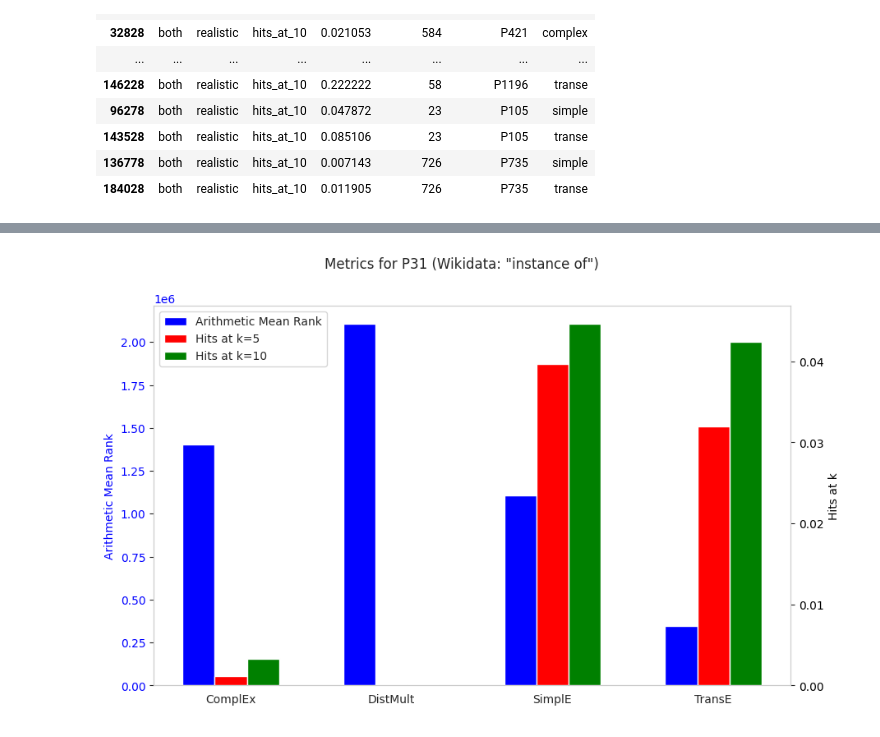
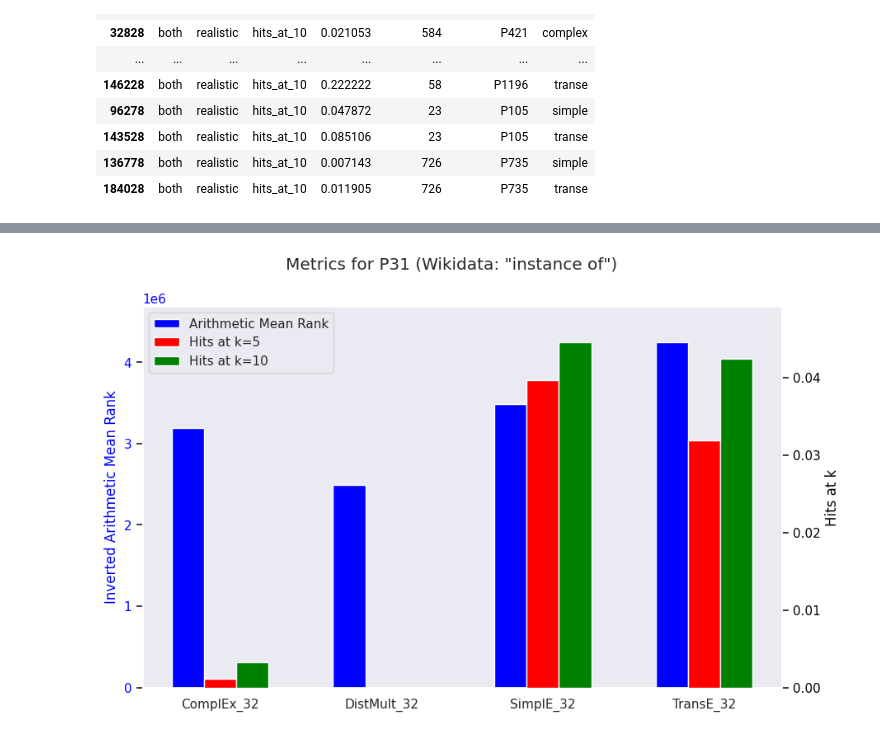
Before and after one commit to mortenterhart/KGE_Query_Completion, a Jupyter notebook: find_example_predicates.ipynb, the cells around one changed output, grey strips where cells are left out. Drawn from its saved outputs; the diff is of its cells as text; code cells hidden in the pictures.

Commit message:
Structure notebook and add plots for dim512 embeddings

```diff
--- a/find_example_predicates.ipynb
+++ b/find_example_predicates.ipynb
@@ -7,0 +10,6 @@ from scipy.signal import savgol_filter
+# %%
+# Taken from https://deepgraphlearning.github.io/project/wikidata5m
+WIKIDATA5M_TRANSDUCTIVE_NUM_ENTITIES = 4_594_485
+
+# Set Seaborn theme
+sns.set_theme(style='darkgrid')
@@ -8,14 +18,14 @@ from scipy.signal import savgol_filter
 # %%
-predicate_metrics = pd.read_csv('metrics/predicate_metrics.csv')
+dim32_predicate_metrics = pd.read_csv('metrics/predicate_metrics.csv')
 
 # Only consider realistic values, evaluated on both ends
-predicate_metrics = predicate_metrics.query('Type == "realistic" and Side == "both"')
+dim32_predicate_metrics = dim32_predicate_metrics.query('Type == "realistic" and Side == "both"')
 # %%
 # Filter for selected metrics to compare on
 selected_metrics = ['arithmetic_mean_rank', 'hits_at_5', 'hits_at_10']
 
-predicate_metrics = predicate_metrics[predicate_metrics['Metric'].isin(selected_metrics)]
-predicate_metrics
+dim32_predicate_metrics = dim32_predicate_metrics[dim32_predicate_metrics['Metric'].isin(selected_metrics)]
+dim32_predicate_metrics
 # %% [output]
 |  | Side | Type | Metric | Value | relation_id | relation_label | model |
 | 140 | both | realistic | arithmetic_mean_rank | 828467.750 | 1 | P1001 | complex |
@@ -139,7 +246,8 @@ select_duplicate_values(hits10_nonzero, 'relation_label')
 | 136778 | both | realistic | hits_at_10 | 0.007143 | 726 | P735 | simple |
 | 184028 | both | realistic | hits_at_10 | 0.011905 | 726 | P735 | transe |
 # %%
-get_wikidata_property_names(['P31', 'P106', 'P413', 'P421'])
+example_predicates = ['P31', 'P106', 'P413', 'P421', 'P641', 'P47', 'P1344', 'P364']
+get_wikidata_property_names(example_predicates)
 # %% [output]
 ['instance of',
  'occupation',
@@ -148,42 +262,8 @@ get_wikidata_property_names(['P31', 'P106', 'P413', 'P421'])
 # %%
-def plot_selected_predicate_metrics(predicates):
-    wikidata_labels = get_wikidata_property_names(predicates)
+def plot_selected_predicate_metrics_grouped(predicate_metrics, predicate_list, embedding_dim=32, ylim_extend=1):
+    wikidata_labels = get_wikidata_property_names(predicate_list)
 
-    for pred, w_label in zip(predicates, wikidata_labels):
-        pred_df = predicate_metrics[predicate_metrics['relation_label'] == pred]
-
-        # Sort by model name to ensure correct ordering
-        pred_df = pred_df.sort_values(by='model')
-
-        # Filter values for each metric
-        amr_values = pred_df[pred_df['Metric'] == 'arithmetic_mean_rank']
-        hits5_values = pred_df[pred_df['Metric'] == 'hits_at_5']
-        hits10_values = pred_df[pred_df['Metric'] == 'hits_at_10']
-
-        # Create subplots
-        fig, axs = plt.subplots(2, 2, figsize=(15, 10))
-        fig.suptitle(f'Metrics for predicate: {pred} (Wikidata: {w_label})')
-
-        axs[0, 0].bar(amr_values['model'], amr_values['Value'], color=['blue', 'green', 'orange', 'red'])
-        axs[0, 0].set_title('Arithmetic Mean Rank')
-
-        axs[0, 1].bar(hits5_values['model'], hits5_values['Value'], color=['blue', 'green', 'orange', 'red'])
-        axs[0, 1].set_title('Hits at 5')
-
-        axs[1, 0].bar(hits10_values['model'], hits10_values['Value'], color=['blue', 'green', 'orange', 'red'])
-        axs[1, 0].set_title('Hits at 10')
-
-        # Adjust layout to prevent clipping of titles
-        plt.tight_layout()
-
-        # Show the plot
-        plt.show()
-
-
-def plot_selected_predicate_metrics_grouped(predicates):
-    wikidata_labels = get_wikidata_property_names(predicates)
-
-    for pred, w_label in zip(predicates, wikidata_labels):
+    for pred, w_label in zip(predicate_list, wikidata_labels):
         pred_df = predicate_metrics[predicate_metrics['relation_label'] == pred]
 
         # Sort by metric name to ensure correct ordering
@@ -194,11 +274,21 @@ def plot_selected_predicate_metrics_grouped(predicates):
         hits5_values = pred_df[pred_df['Metric'] == 'hits_at_5']
         hits10_values = pred_df[pred_df['Metric'] == 'hits_at_10']
 
+        # Invert arithmetic mean rank to have bigger values be better and
+        # to comply with the hits at k axis (easier readability of the plot)
+        # Hint: Add +1 to num_entities because PyKEEN ranks are 1-based
+        inv_amr_values = (WIKIDATA5M_TRANSDUCTIVE_NUM_ENTITIES + 1) - amr_values['Value'].values
+
         # Create figure and axes
         fig, ax1 = plt.subplots(figsize=(10, 6))
         fig.suptitle(f'Metrics for {pred} (Wikidata: "{w_label}")')
         colors = ['blue', 'red', 'green']
         model_labels = ['ComplEx', 'DistMult', 'SimplE', 'TransE']
+
+        if 'complex' not in pred_df['model'].unique():
+            model_labels = ['DistMult', 'SimplE', 'TransE']
+
+        model_labels = [f'{model}_{embedding_dim}' for model in model_labels]
 
         # Set bar width and positions
         bar_width = 0.2
@@ -207,34 +297,40 @@ def plot_selected_predicate_metrics_grouped(predicates):
         bar2_pos = x_pos
         bar3_pos = x_pos + bar_width
 
         # Plot Arithmetic Mean Rank on the left y-axis
-        ax1.bar(bar1_pos, amr_values['Value'], color=colors[0], width=bar_width, label='Arithmetic Mean Rank', zorder=3)
-        ax1.set_ylabel('Arithmetic Mean Rank', color=colors[0])
+        ax1.bar(bar1_pos, inv_amr_values, color=colors[0], width=bar_width, label='Arithmetic Mean Rank', zorder=3)
+        ax1.set_ylabel('Inverted Arithmetic Mean Rank', color=colors[0])
         ax1.tick_params(axis='y', labelcolor=colors[0], zorder=0)
         ax1.grid(False)
         ax1.set_xticks(bar2_pos)
         ax1.set_xticklabels(model_labels)
 
         # Create a second y-axis for Hits at 5 and 10
         ax2 = ax1.twinx()
         ax2.bar(bar2_pos, hits5_values['Value'], color=colors[1], width=bar_width, label='Hits at k=5', zorder=3)
         ax2.bar(bar3_pos, hits10_values['Value'], color=colors[2], width=bar_width, label='Hits at k=10', zorder=3)
         ax2.set_ylabel('Hits at k', color='black')
         ax2.tick_params(axis='y', labelcolor='black')
         ax2.grid(False)
 
+        # Extend the y-axis to the top to create space for the legend,
+        # without overlapping the bars
+        ax1.set_ylim(ax1.get_ylim()[0], ax1.get_ylim()[1] * ylim_extend)
+        ax2.set_ylim(ax2.get_ylim()[0], ax2.get_ylim()[1] * ylim_extend)
+
         # Combine legends for both axes
         lines, labels = ax1.get_legend_handles_labels()
         lines2, labels2 = ax2.get_legend_handles_labels()
         ax2.legend(lines + lines2, labels + labels2, loc='upper left')
 
         # Set x-axis label
         plt.xlabel('Model')
+        # plt.savefig()
 
         # Show plot
         plt.show()
 
 
-plot_selected_predicate_metrics_grouped(['P31', 'P106', 'P413', 'P421'])
+plot_selected_predicate_metrics_grouped(dim32_predicate_metrics, example_predicates, embedding_dim=32, ylim_extend=1.05)
 # %% [output]
-[figure, old version]
+[figure, new version]
```
Also changed, not shown: parts of 18 cells of this notebook.
